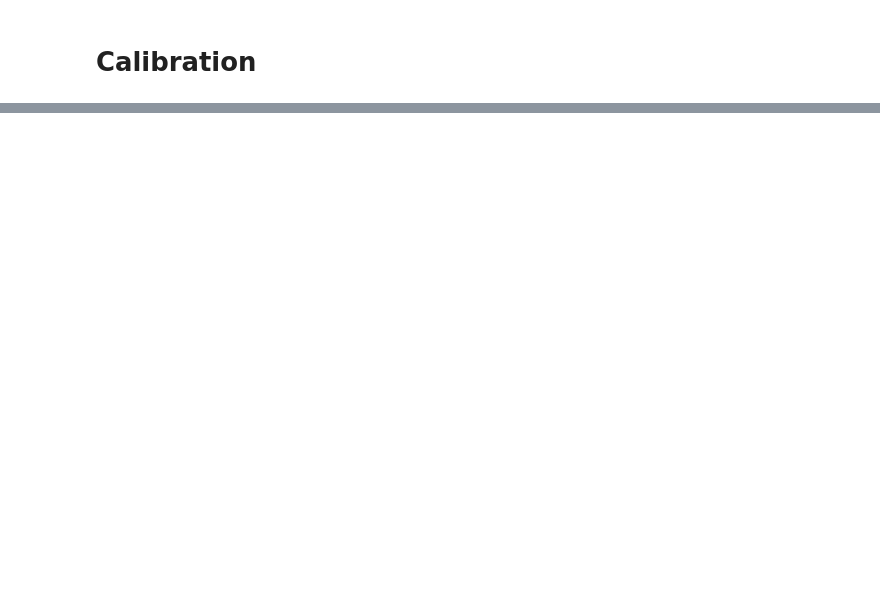
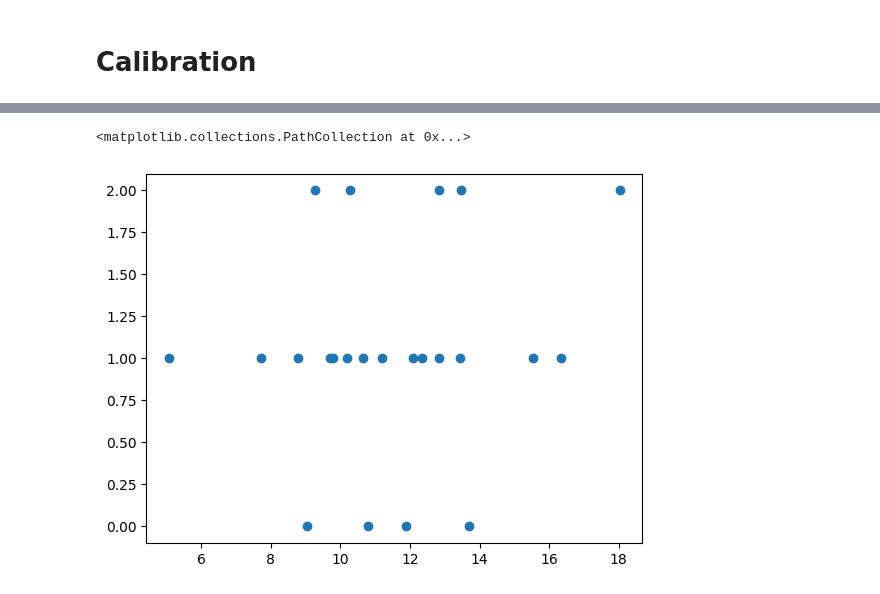
Before and after one commit to mgfallen/morse-with-callibri, a Jupyter notebook: core/calibration_research.ipynb, the cells around one changed output, grey strips where cells are left out. Cells and saved outputs as stored; diff of their text form; code cells hidden in the pictures; blank space fills up the shorter version.

```diff
--- a/core/calibration_research.ipynb
+++ b/core/calibration_research.ipynb
@@ -330,0 +209,4 @@ def data_to_morse(data: list[float],
+# %%
+epochs = [data[max(i - TIMING_ERROR,0): min(len(data), i + EPOCH_TIME + TIMING_ERROR)]# min and max to avoid boundary effect
+          for i in range(0,len(data), EPOCH_TIME)]# extend epochs at both ends to accept blinks at wrong timing
+epochs_mean = list(map(np.mean, epochs))
@@ -330,0 +217,3 @@ def data_to_morse(data: list[float],
+# %%
+classified_epochs = np.array(list(zip(epochs_mean, CALIBRATION_CODE_NUM)))
+classified_epochs
@@ -330,0 +238,5 @@ def data_to_morse(data: list[float],
+# %%
+plt.scatter(*[[i[j] for i in classified_epochs] for j in range(2)])
+# %% [output]
+<matplotlib.collections.PathCollection at 0x...>
+[figure, added]
```
Also changed, not shown: parts of 43 cells of this notebook, 2 other files.
